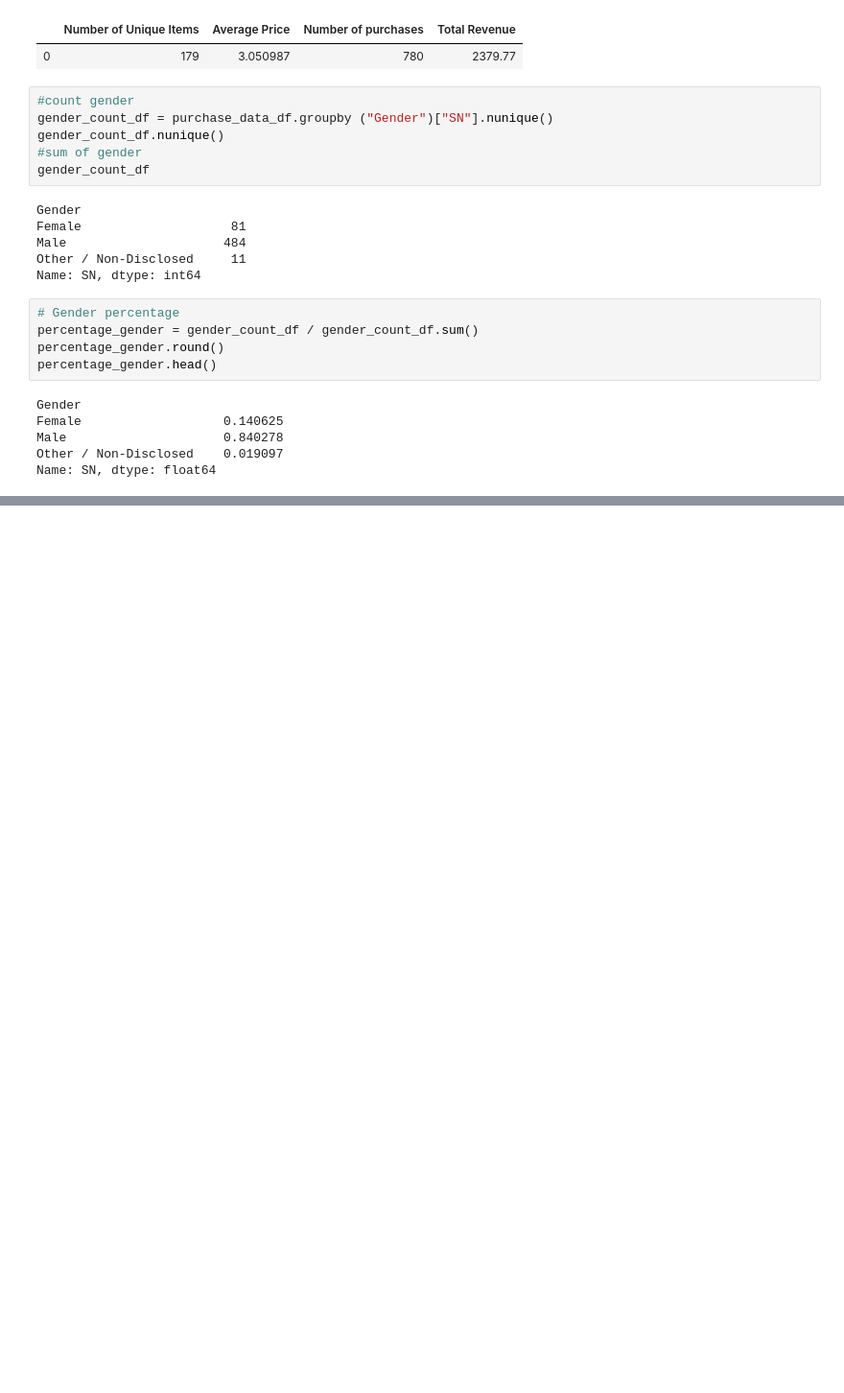
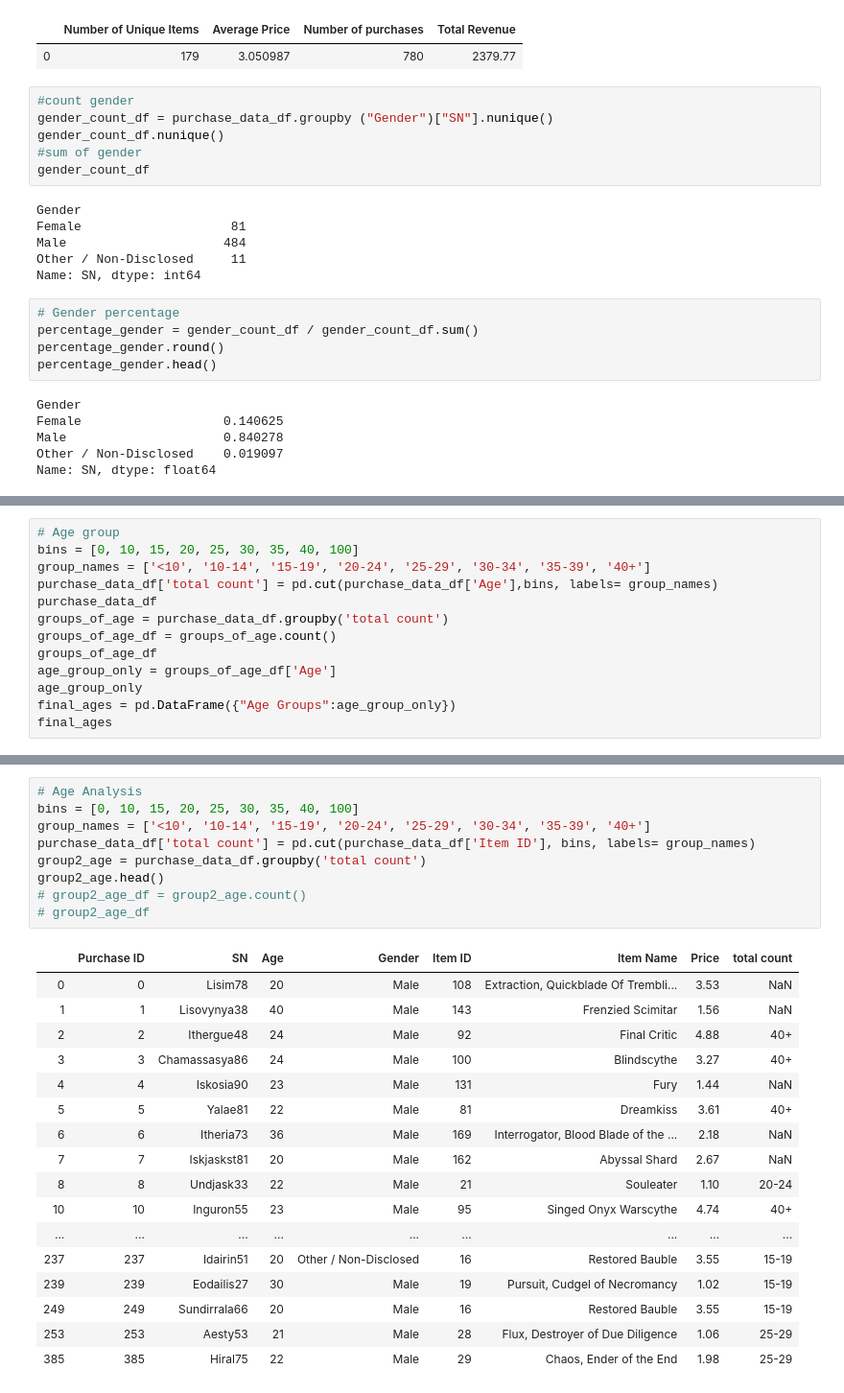
Before and after one commit to laurybenoit/Pandas, a Jupyter notebook: HeroesofPymoli.ipynb, the cells around one changed output, grey strips where cells are left out. Shown: that part at 96% size. Drawn from its saved outputs; the diff is of its cells as text; blank space fills up the shorter version.

```diff
--- a/HeroesofPymoli.ipynb
+++ b/HeroesofPymoli.ipynb
@@ -89,0 +87,13 @@ purchase_analysis
+# %%
+# Age group
+bins = [0, 10, 15, 20, 25, 30, 35, 40, 100]
+group_names = ['<10', '10-14', '15-19', '20-24', '25-29', '30-34', '35-39', '40+']
+purchase_data_df['total count'] = pd.cut(purchase_data_df['Age'],bins, labels= group_names)
+purchase_data_df
+groups_of_age = purchase_data_df.groupby('total count')
+groups_of_age_df = groups_of_age.count()
+groups_of_age_df
+age_group_only = groups_of_age_df['Age']
+age_group_only
+final_ages = pd.DataFrame({"Age Groups":age_group_only})
+final_ages
@@ -89,0 +111,27 @@ purchase_analysis
+# %%
+# Age Analysis
+bins = [0, 10, 15, 20, 25, 30, 35, 40, 100]
+group_names = ['<10', '10-14', '15-19', '20-24', '25-29', '30-34', '35-39', '40+']
+purchase_data_df['total count'] = pd.cut(purchase_data_df['Item ID'], bins, labels= group_names)
+group2_age = purchase_data_df.groupby('total count')
+group2_age.head()
+# group2_age_df = group2_age.count()
+# group2_age_df
+# %% [output]
+|  | Purchase ID | SN | Age | Gender | Item ID | Item Name | Price | total count |
+| 0 | 0 | Lisim78 | 20 | Male | 108 | Extraction, Quickblade Of Trembli... | 3.53 | NaN |
+| 1 | 1 | Lisovynya38 | 40 | Male | 143 | Frenzied Scimitar | 1.56 | NaN |
+| 2 | 2 | Ithergue48 | 24 | Male | 92 | Final Critic | 4.88 | 40+ |
+| 3 | 3 | Chamassasya86 | 24 | Male | 100 | Blindscythe | 3.27 | 40+ |
+| 4 | 4 | Iskosia90 | 23 | Male | 131 | Fury | 1.44 | NaN |
+| 5 | 5 | Yalae81 | 22 | Male | 81 | Dreamkiss | 3.61 | 40+ |
+| 6 | 6 | Itheria73 | 36 | Male | 169 | Interrogator, Blood Blade of the ... | 2.18 | NaN |
+| 7 | 7 | Iskjaskst81 | 20 | Male | 162 | Abyssal Shard | 2.67 | NaN |
+| 8 | 8 | Undjask33 | 22 | Male | 21 | Souleater | 1.10 | 20-24 |
+| 10 | 10 | Inguron55 | 23 | Male | 95 | Singed Onyx Warscythe | 4.74 | 40+ |
+| ... | ... | ... | ... | ... | ... | ... | ... | ... |
+| 237 | 237 | Idairin51 | 20 | Other / Non-Disclosed | 16 | Restored Bauble | 3.55 | 15-19 |
+| 239 | 239 | Eodailis27 | 30 | Male | 19 | Pursuit, Cudgel of Necromancy | 1.02 | 15-19 |
+| 249 | 249 | Sundirrala66 | 20 | Male | 16 | Restored Bauble | 3.55 | 15-19 |
+| 253 | 253 | Aesty53 | 21 | Male | 28 | Flux, Destroyer of Due Diligence | 1.06 | 25-29 |
+| 385 | 385 | Hiral75 | 22 | Male | 29 | Chaos, Ender of the End | 1.98 | 25-29 |
```
Also changed, not shown: parts of 5 cells of this notebook.
